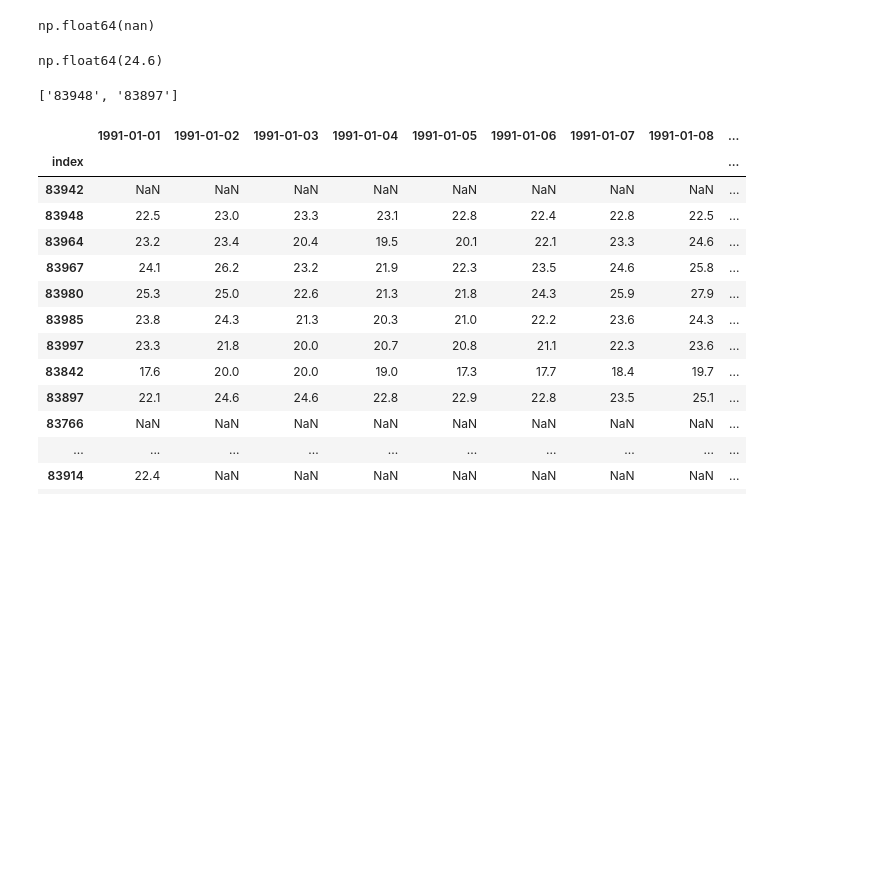
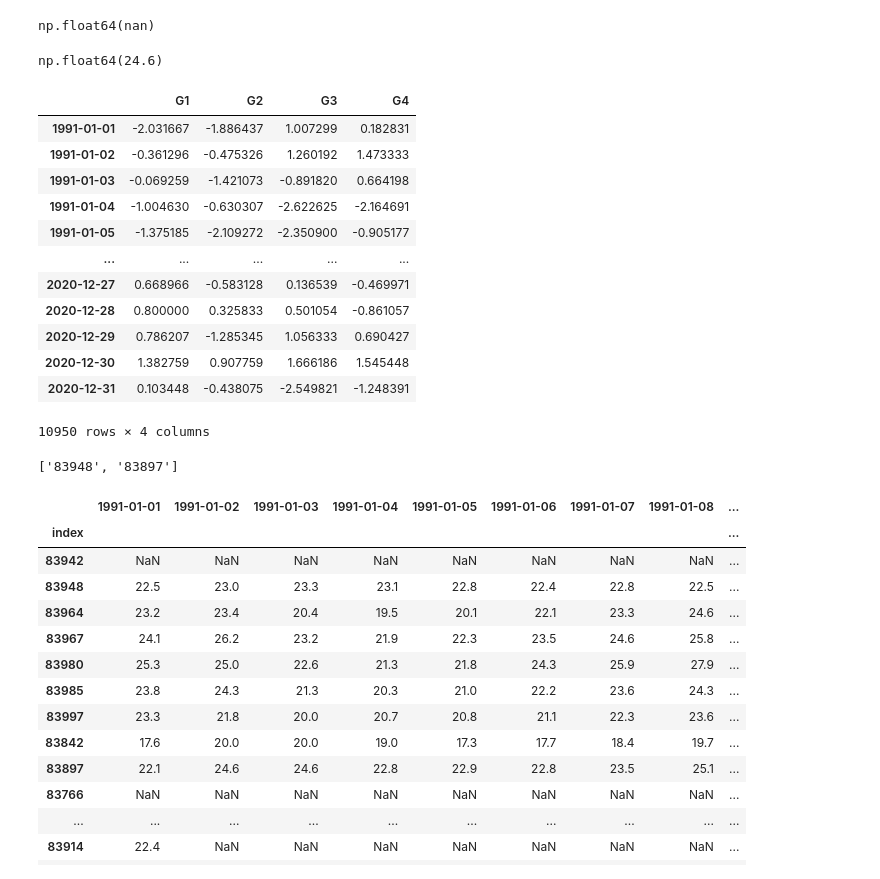
Before and after one commit to lucasdmarten/dissertacao, a Jupyter notebook: stations_parser_anomalys.ipynb, the cells around one changed output. Drawn from its saved outputs; the diff is of its cells as text; code cells hidden in the pictures; blank space fills up the shorter version.

```diff
--- a/stations_parser_anomalys.ipynb
+++ b/stations_parser_anomalys.ipynb
@@ -558,6 +576,22 @@ anom_mean_groups = pd.DataFrame({'G1':anom_mean.T[get_groups('G1')].mean(axis=1)
                              'G2':anom_mean.T[get_groups('G2')].mean(axis=1),
                              'G3':anom_mean.T[get_groups('G3')].mean(axis=1),
                              'G4':anom_mean.T[get_groups('G4')].mean(axis=1)})
+# %%
+anom_mean_groups
+# %% [output]
+|  | G1 | G2 | G3 | G4 |
+| 1991-01-01 | -2.031667 | -1.886437 | 1.007299 | 0.182831 |
+| 1991-01-02 | -0.361296 | -0.475326 | 1.260192 | 1.473333 |
+| 1991-01-03 | -0.069259 | -1.421073 | -0.891820 | 0.664198 |
+| 1991-01-04 | -1.004630 | -0.630307 | -2.622625 | -2.164691 |
+| 1991-01-05 | -1.375185 | -2.109272 | -2.350900 | -0.905177 |
+| ... | ... | ... | ... | ... |
+| 2020-12-27 | 0.668966 | -0.583128 | 0.136539 | -0.469971 |
+| 2020-12-28 | 0.800000 | 0.325833 | 0.501054 | -0.861057 |
+| 2020-12-29 | 0.786207 | -1.285345 | 1.056333 | 0.690427 |
+| 2020-12-30 | 1.382759 | 0.907759 | 1.666186 | 1.545448 |
+| 2020-12-31 | 0.103448 | -0.438075 | -2.549821 | -1.248391 |
+10950 rows × 4 columns
 # %%
 get_groups('G1')
 # %% [output]
```
Also changed, not shown: parts of 10 cells of this notebook, 7 other files.
